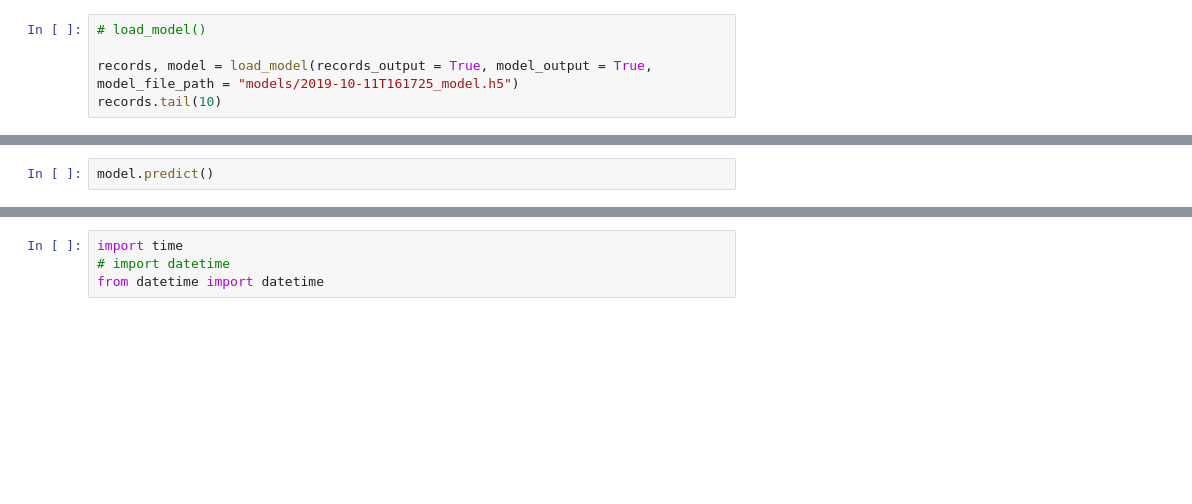
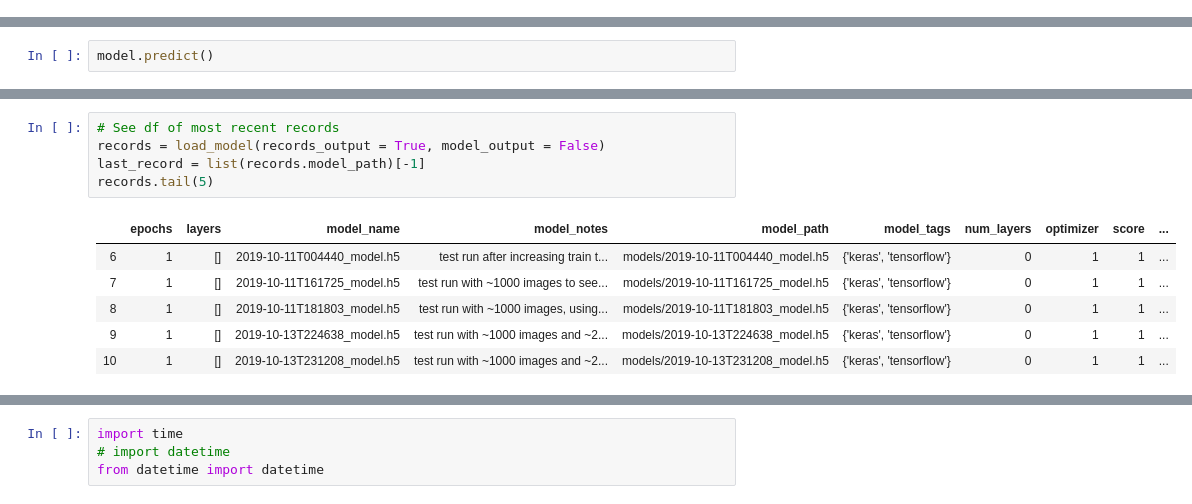
Before and after one commit to RumTumTum/capstone, a Jupyter notebook: basic_cnn_RO.ipynb, the cells around one changed output, grey strips where cells are left out. Drawn from its saved outputs; the diff is of its cells as text; blank space fills up the shorter version.

```diff
--- a/basic_cnn_RO.ipynb
+++ b/basic_cnn_RO.ipynb
@@ -471,5 +412,0 @@ def load_model(root = 'models/', records_output = True, model_output = False, mo
-# %%
-# load_model()
-
-records, model = load_model(records_output = True, model_output = True, model_file_path = "models/2019-10-11T161725_model.h5")
-records.tail(10)
@@ -550,0 +462,12 @@ plt.show()
+# %%
+# See df of most recent records
+records = load_model(records_output = True, model_output = False)
+last_record = list(records.model_path)[-1]
+records.tail(5)
+# %% [output]
+|  | epochs | layers | model_name | model_notes | model_path | model_tags | num_layers | optimizer | score | ... |
+| 6 | 1 | [] | 2019-10-11T004440_model.h5 | test run after increasing train t... | models/2019-10-11T004440_model.h5 | {'keras', 'tensorflow'} | 0 | 1 | 1 | ... |
+| 7 | 1 | [] | 2019-10-11T161725_model.h5 | test run with ~1000 images to see... | models/2019-10-11T161725_model.h5 | {'keras', 'tensorflow'} | 0 | 1 | 1 | ... |
+| 8 | 1 | [] | 2019-10-11T181803_model.h5 | test run with ~1000 images, using... | models/2019-10-11T181803_model.h5 | {'keras', 'tensorflow'} | 0 | 1 | 1 | ... |
+| 9 | 1 | [] | 2019-10-13T224638_model.h5 | test run with ~1000 images and ~2... | models/2019-10-13T224638_model.h5 | {'keras', 'tensorflow'} | 0 | 1 | 1 | ... |
+| 10 | 1 | [] | 2019-10-13T231208_model.h5 | test run with ~1000 images and ~2... | models/2019-10-13T231208_model.h5 | {'keras', 'tensorflow'} | 0 | 1 | 1 | ... |
```
Also changed, not shown: parts of 49 cells of this notebook.
